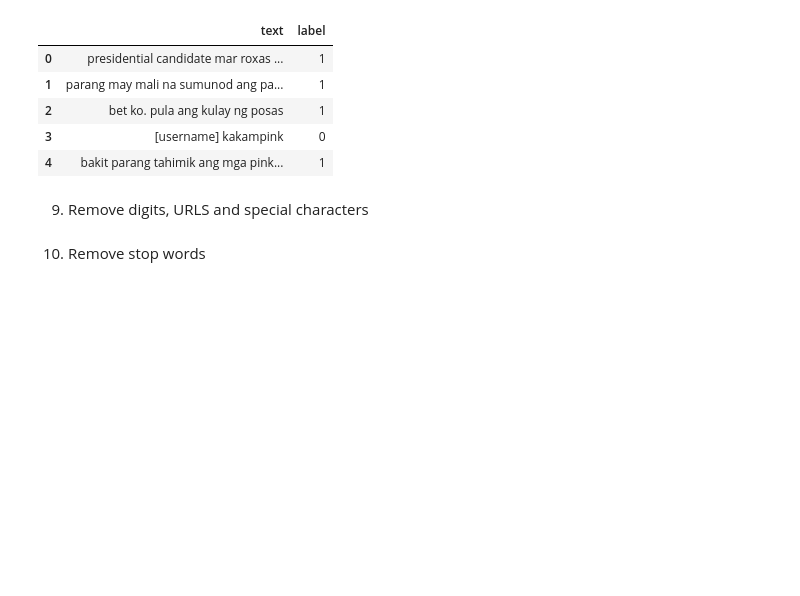
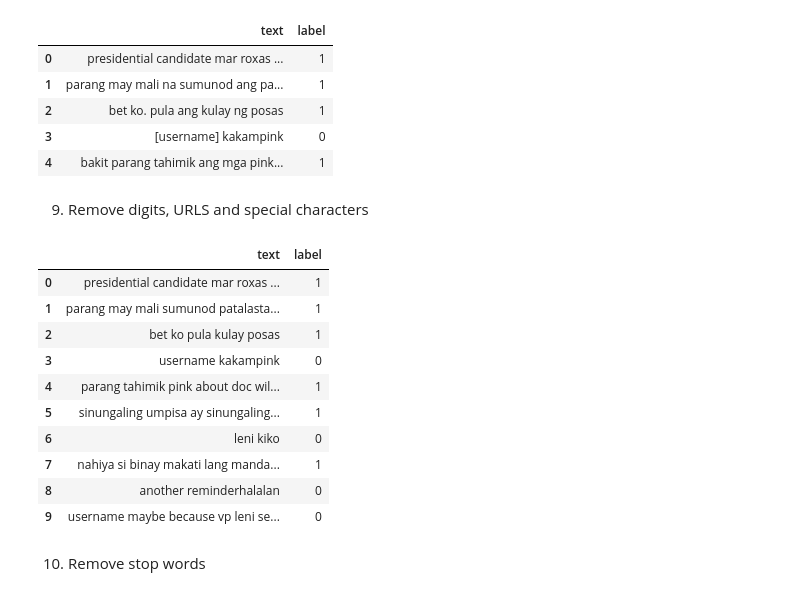
Before and after one commit to Saraldedv/CCMACLRL_EXERCISES_COM222ML, a Jupyter notebook: Saralde_Exercise7.ipynb, the cells around one changed output. Cells and saved outputs as stored; diff of their text form; code cells hidden in the pictures; blank space fills up the shorter version.

```diff
--- a/Saralde_Exercise7.ipynb
+++ b/Saralde_Exercise7.ipynb
@@ -171,3 +171,17 @@ def text_clean(text, method, rm_stop):
+# %%
+df_train.head(10)
+# %% [output]
+|  | text | label |
+| 0 | presidential candidate mar roxas ... | 1 |
+| 1 | parang may mali sumunod patalasta... | 1 |
+| 2 | bet ko pula kulay posas | 1 |
+| 3 | username kakampink | 0 |
+| 4 | parang tahimik pink about doc wil... | 1 |
+| 5 | sinungaling umpisa ay sinungaling... | 1 |
+| 6 | leni kiko | 0 |
+| 7 | nahiya si binay makati lang manda... | 1 |
+| 8 | another reminderhalalan | 0 |
+| 9 | username maybe because vp leni se... | 0 |
 # %% [markdown]
 10. Remove stop words
 # %%
```
Also changed, not shown: parts of 11 cells of this notebook.
